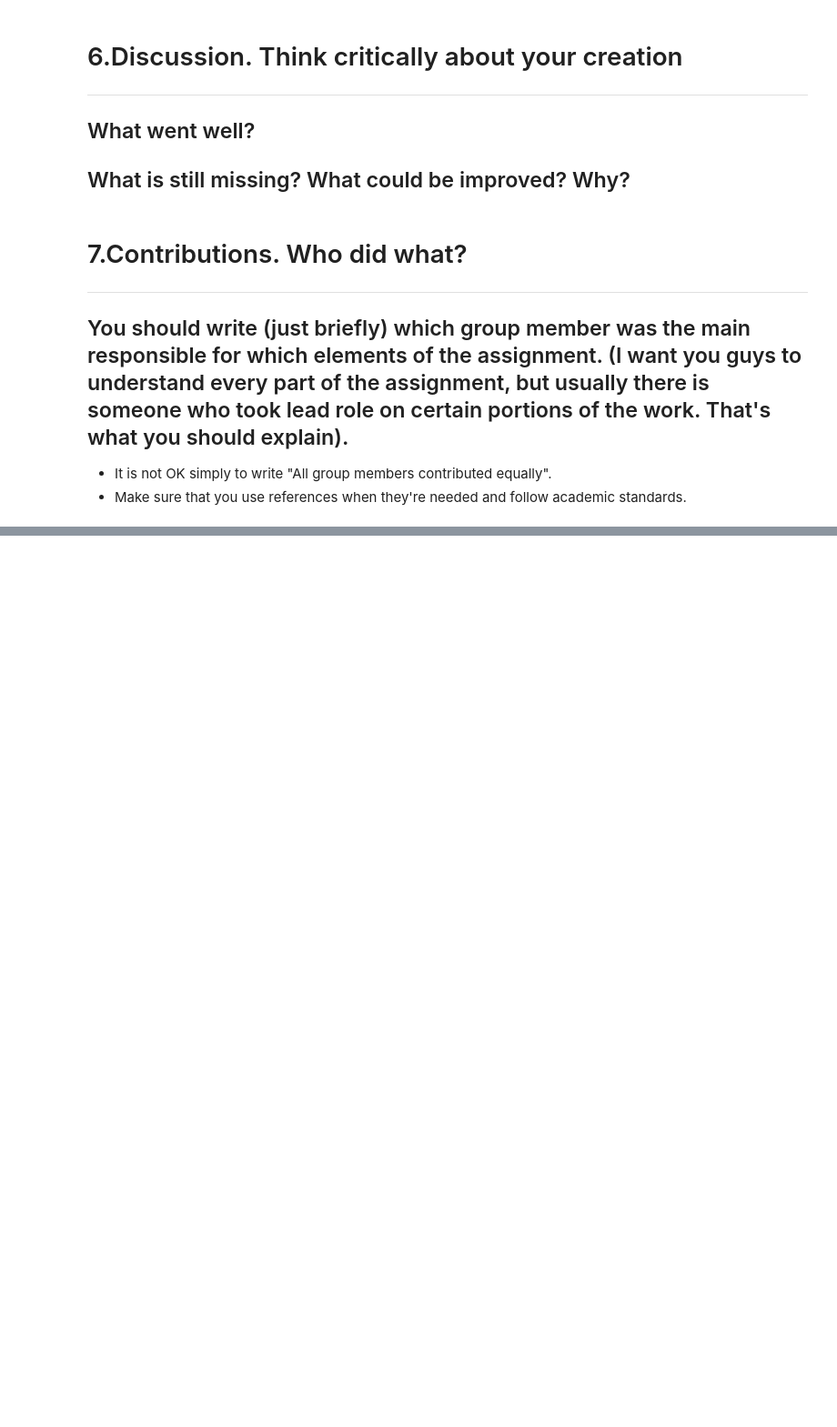
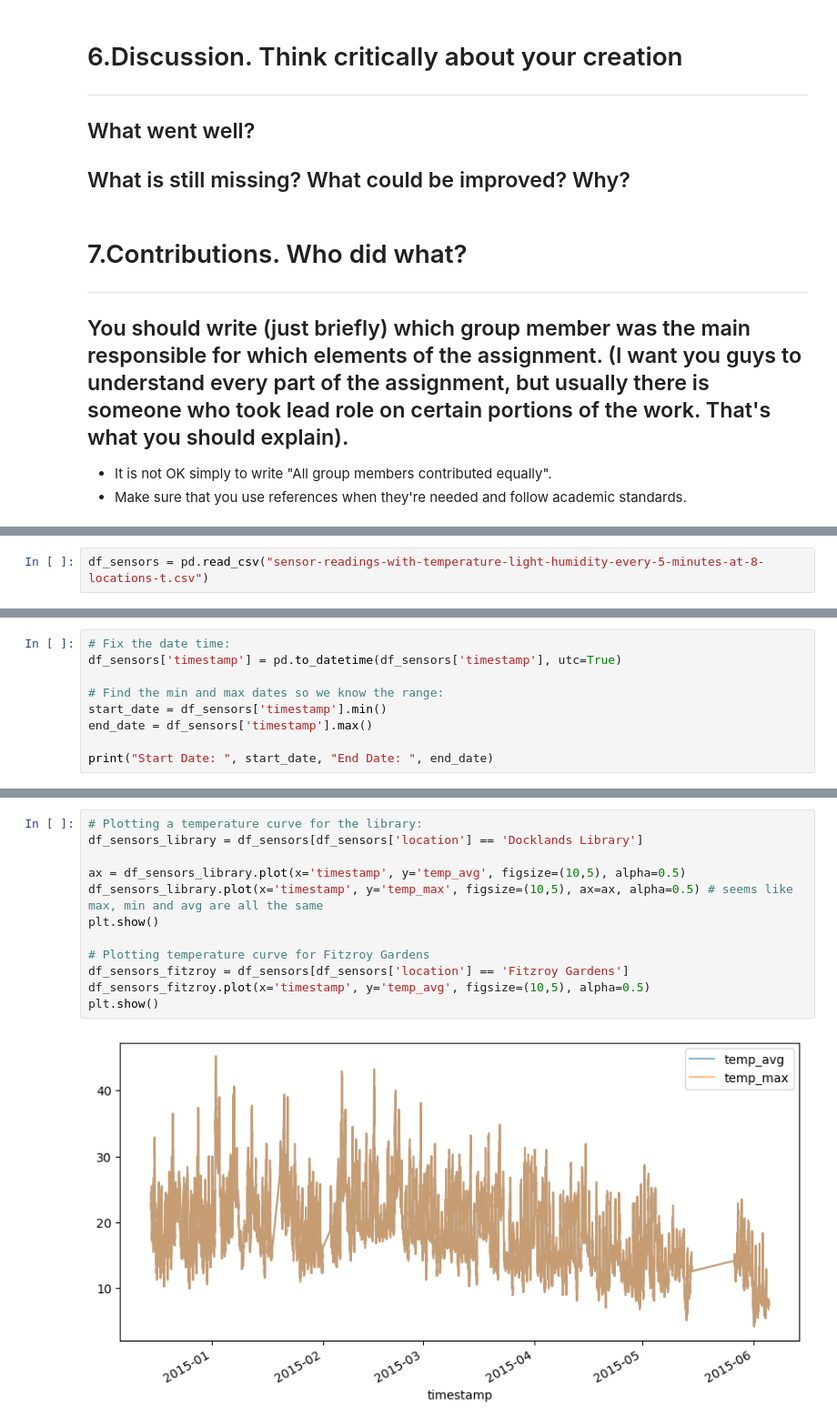
Before and after one commit to oida-dtu/SocialDataFinalProject, a Jupyter notebook: Workbook.ipynb, the cells around one changed output, grey strips where cells are left out. Shown at 91% size. Cells and saved outputs as stored; diff of their text form; blank space fills up the shorter version.

```diff
--- a/Workbook.ipynb
+++ b/Workbook.ipynb
@@ -60,0 +154,2 @@ Secondly,
+# %%
+df_sensors = pd.read_csv("sensor-readings-with-temperature-light-humidity-every-5-minutes-at-8-locations-t.csv")
@@ -60,0 +176,9 @@ Secondly,
+# %%
+# Fix the date time:
+df_sensors['timestamp'] = pd.to_datetime(df_sensors['timestamp'], utc=True)
+
+# Find the min and max dates so we know the range:
+start_date = df_sensors['timestamp'].min()
+end_date = df_sensors['timestamp'].max()
+
+print("Start Date: ", start_date, "End Date: ", end_date)
@@ -60,0 +198,14 @@ Secondly,
+# %%
+# Plotting a temperature curve for the library:
+df_sensors_library = df_sensors[df_sensors['location'] == 'Docklands Library']
+
+ax = df_sensors_library.plot(x='timestamp', y='temp_avg', figsize=(10,5), alpha=0.5)
+df_sensors_library.plot(x='timestamp', y='temp_max', figsize=(10,5), ax=ax, alpha=0.5) # seems like max, min and avg are all the same
+plt.show()
+
+# Plotting temperature curve for Fitzroy Gardens
+df_sensors_fitzroy = df_sensors[df_sensors['location'] == 'Fitzroy Gardens']
+df_sensors_fitzroy.plot(x='timestamp', y='temp_avg', figsize=(10,5), alpha=0.5)
+plt.show()
+# %% [output]
+[figure, added]
```
Also changed, not shown: parts of 28 cells of this notebook, 5 other files.
